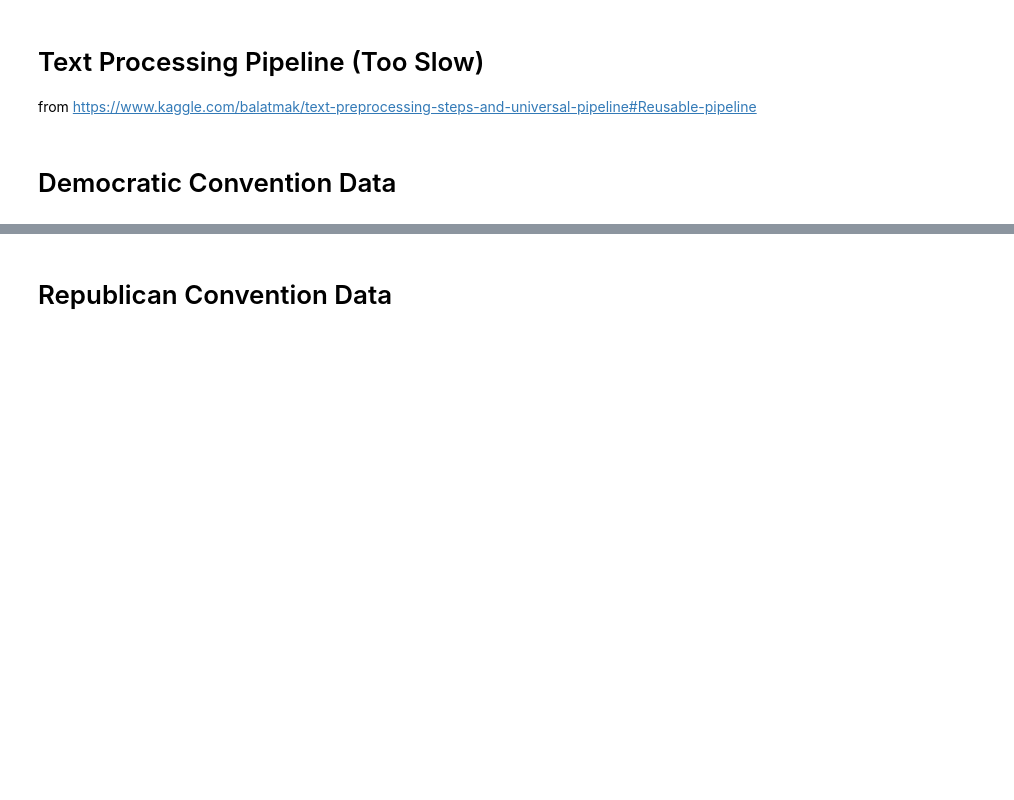
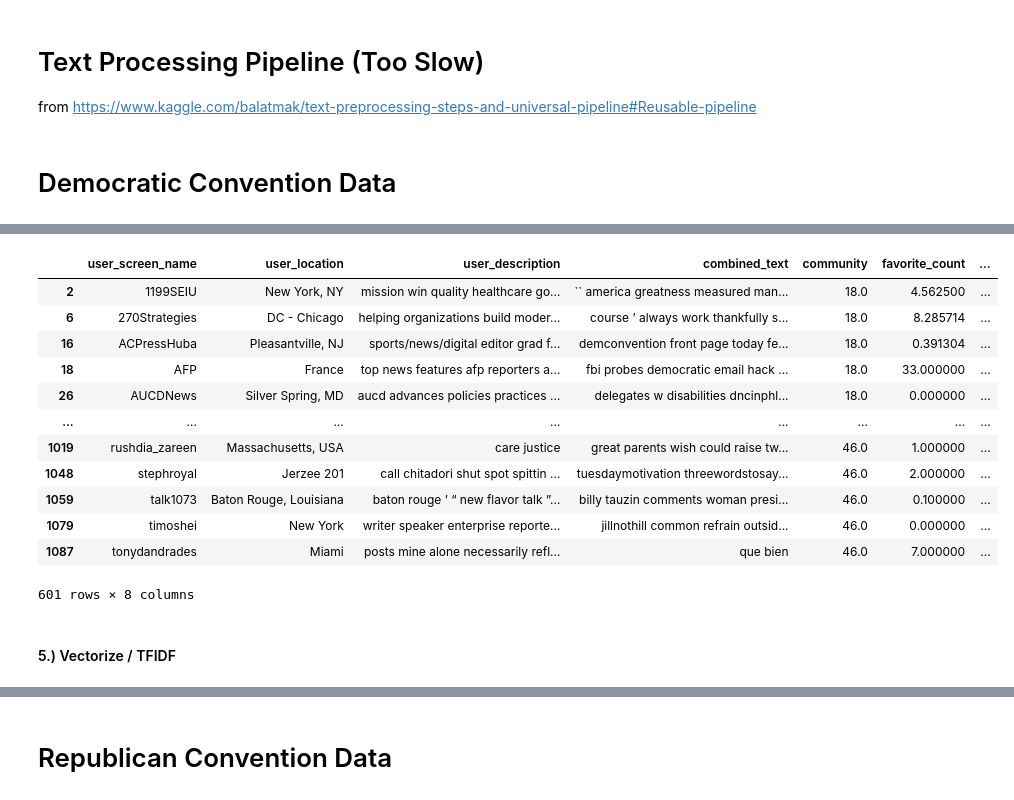
Before and after one commit to jakemull13/Network-Analysis-of-Political-Communites-on-Twitter, a Jupyter notebook: EDA.ipynb, the cells around one changed output, grey strips where cells are left out. Saved outputs shown, nothing was run; the diff lists cells and outputs as text; code cells hidden in the pictures; blank space fills up the shorter version.

```diff
--- a/EDA.ipynb
+++ b/EDA.ipynb
@@ -160,0 +292,24 @@ dconvention_df.merge(dnodes_df, left_on='user_screen_name', right_on='Label', ho
+# %%
+#18
+#29
+#70
+#25
+#46
+users = community18.append(community29).append(community70).append(community25).append(community46)
+users
+# %% [output]
+|  | user_screen_name | user_location | user_description | combined_text | community | favorite_count | ... |
+| 2 | 1199SEIU | New York, NY | mission win quality healthcare go... | `` america greatness measured man... | 18.0 | 4.562500 | ... |
+| 6 | 270Strategies | DC - Chicago | helping organizations build moder... | course ’ always work thankfully s... | 18.0 | 8.285714 | ... |
+| 16 | ACPressHuba | Pleasantville, NJ | sports/news/digital editor grad f... | demconvention front page today fe... | 18.0 | 0.391304 | ... |
+| 18 | AFP | France | top news features afp reporters a... | fbi probes democratic email hack ... | 18.0 | 33.000000 | ... |
+| 26 | AUCDNews | Silver Spring, MD | aucd advances policies practices ... | delegates w disabilities dncinphl... | 18.0 | 0.000000 | ... |
+| ... | ... | ... | ... | ... | ... | ... | ... |
+| 1019 | rushdia_zareen | Massachusetts, USA | care justice | great parents wish could raise tw... | 46.0 | 1.000000 | ... |
+| 1048 | stephroyal | Jerzee 201 | call chitadori shut spot spittin ... | tuesdaymotivation threewordstosay... | 46.0 | 2.000000 | ... |
+| 1059 | talk1073 | Baton Rouge, Louisiana | baton rouge ’ “ new flavor talk ”... | billy tauzin comments woman presi... | 46.0 | 0.100000 | ... |
+| 1079 | timoshei | New York | writer speaker enterprise reporte... | jillnothill common refrain outsid... | 46.0 | 0.000000 | ... |
+| 1087 | tonydandrades | Miami | posts mine alone necessarily refl... | que bien | 46.0 | 7.000000 | ... |
+601 rows × 8 columns
+# %% [markdown]
+#### 5.) Vectorize / TFIDF
```
Also changed, not shown: parts of 19 cells of this notebook, 4 other files.
